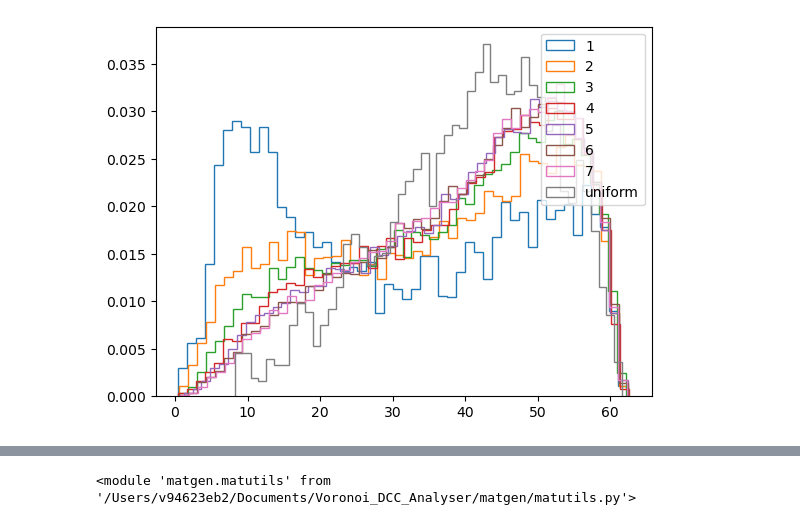
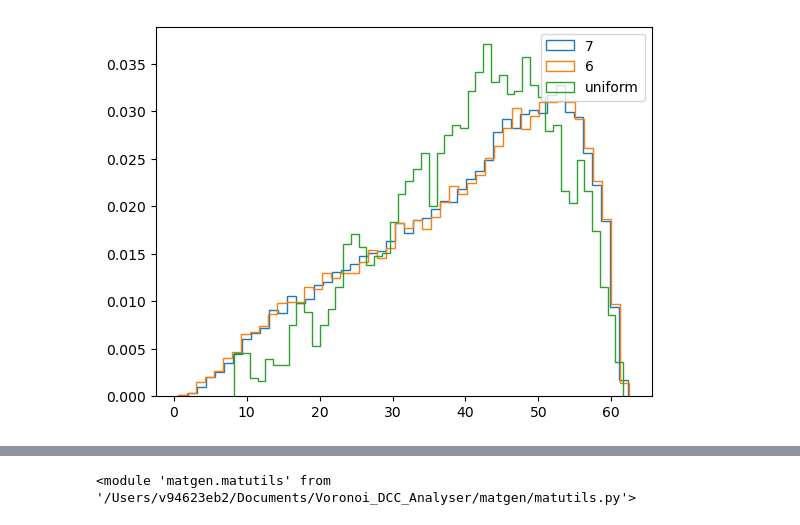
Before and after one commit to PRISBteam/Voronoi_PCC_Analyser, a Jupyter notebook: Disorientations.ipynb, the cells around one changed output, grey strips where cells are left out. Drawn from its saved outputs; the diff is of its cells as text; code cells hidden in the pictures.

```diff
--- a/Disorientations.ipynb
+++ b/Disorientations.ipynb
@@ -94,0 +334,4 @@ for i in range(1, c.n_max_order + 1):
+# %%
+angles6 = np.loadtxt('angles2/disangles6_34788.txt')
+# %%
+angles7 = np.loadtxt('angles2/disangles7_40448.txt')
@@ -95,8 +342,8 @@ for i in range(1, c.n_max_order + 1):
 # %%
-for i in range(len(angles)):
-    plt.hist(angles[i], bins=50, density=True, histtype='step', label=str(i+1))
+plt.hist(angles7, bins=50, density=True, histtype='step', label='7')
+plt.hist(angles6, bins=50, density=True, histtype='step', label='6')
 plt.hist(rand_dis[rand_dis!=-1], bins=50, density=True, histtype='step', label='uniform')
 plt.legend()
 plt.show()
 # %% [output]
-[figure, old version]
+[figure, new version]
```
Also changed, not shown: parts of 156 cells of this notebook.
